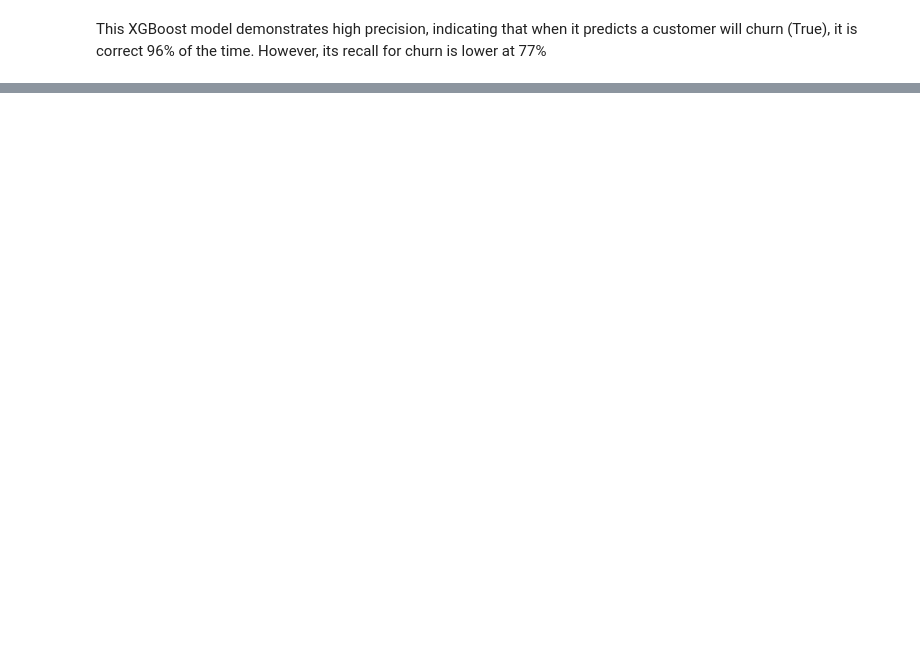
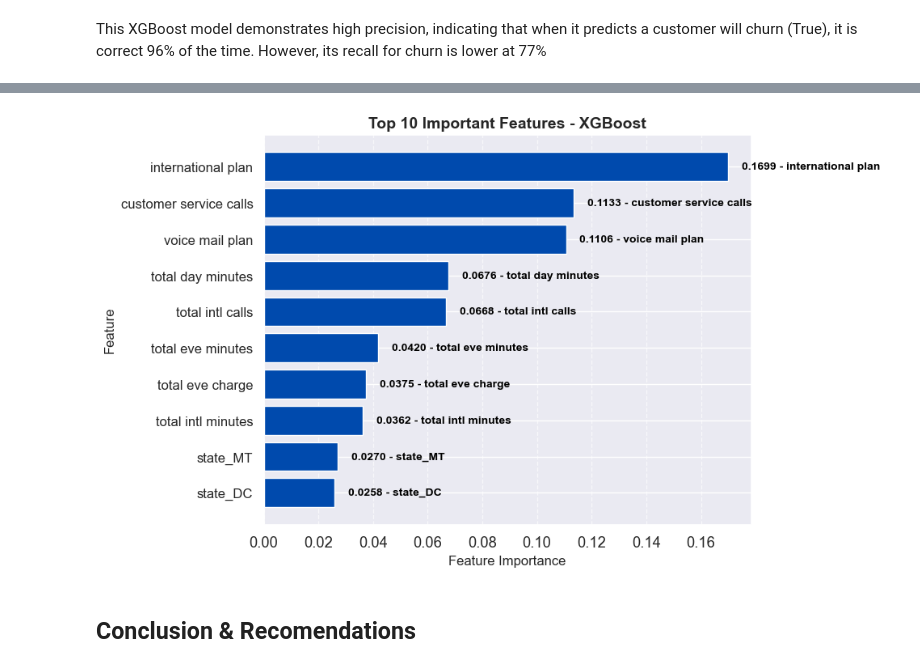
Before and after one commit to EMARIUS98/Project-3, a Jupyter notebook: project 3 .ipynb, the cells around one changed output, grey strips where cells are left out. Cells and saved outputs as stored; diff of their text form; code cells hidden in the pictures; blank space fills up the shorter version.

```diff
--- a/project 3 .ipynb
+++ b/project 3 .ipynb
@@ -790,0 +986,2 @@ We are going to select the two best performing models and tune them
+# %%
+xgb_model.fit(X_train, y_train)
@@ -790,0 +1000,2 @@ We are going to select the two best performing models and tune them
+# %%
+rf_model.fit(X_train, y_train)
@@ -790,0 +1169,27 @@ We are going to select the two best performing models and tune them
+# %%
+# Define a professional color palette
+color = '#004AAD'  # Dark blue color
+light_color = '#6699CC'  # Light blue color
+
+# Plot feature importances
+plt.figure(figsize=(10, 6))
+bars = plt.barh(range(len(top_features_xgb)), [importance for importance, _ in ranked_features_xgb[:10]], align='center', color=color)
+plt.yticks(range(len(top_features_xgb)), [feature for _, feature in ranked_features_xgb[:10]], fontsize=12)
+plt.xlabel('Feature Importance', fontsize=12)
+plt.ylabel('Feature', fontsize=12)
+plt.title('Top 10 Important Features - XGBoost', fontsize=14, fontweight='bold')
+
+# Adding annotations
+for bar, (importance, feature) in zip(bars, ranked_features_xgb[:10]):
+    plt.text(bar.get_width() + 0.005, bar.get_y() + bar.get_height()/2, f'{importance:.4f} - {feature}',
+             va='center', fontsize=10, fontweight='bold', color='black')
+
+# Customize plot aesthetics
+plt.gca().invert_yaxis()
+plt.grid(axis='x', linestyle='--', alpha=0.7)
+plt.tight_layout()
+plt.show()
+# %% [output]
+[figure, added]
+# %% [markdown]
+## Conclusion & Recomendations
```
Also changed, not shown: parts of 30 cells of this notebook.
